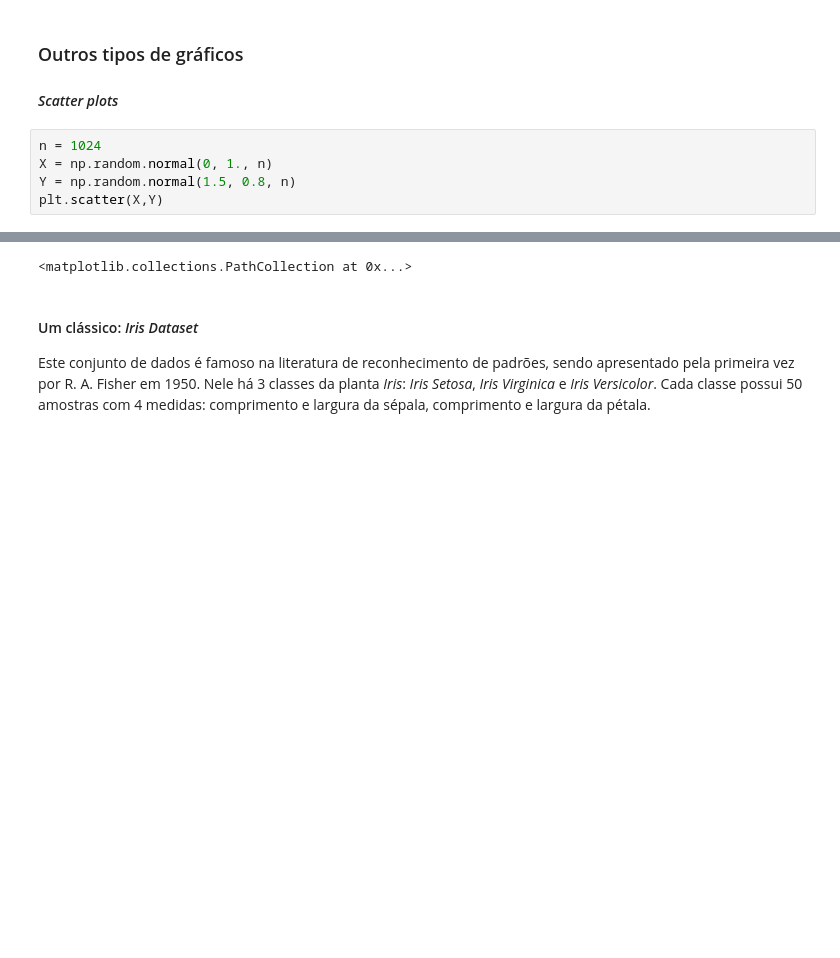
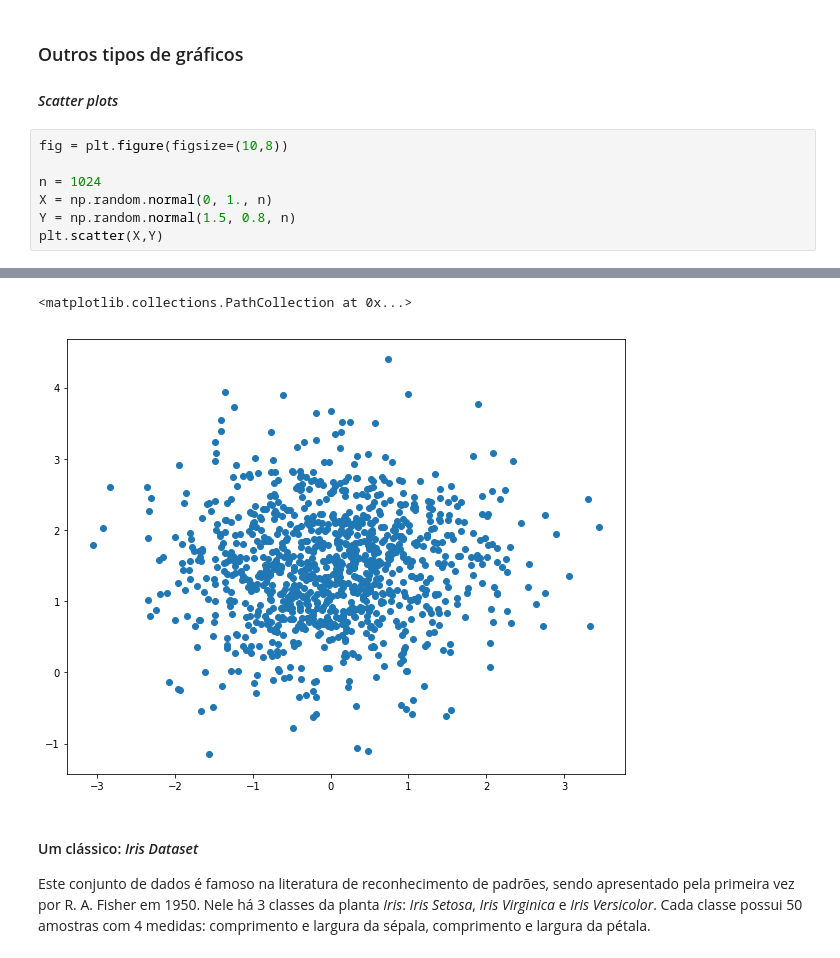
Before and after one commit to amandaortega/scipy-intro, a Jupyter notebook: 05._Visualizacao_e_graficos.ipynb, the cells around one changed output, grey strips where cells are left out. Drawn from its saved outputs; the diff is of its cells as text; blank space fills up the shorter version.

```diff
--- a/05._Visualizacao_e_graficos.ipynb
+++ b/05._Visualizacao_e_graficos.ipynb
@@ -160,6 +157,8 @@ plt.plot(X, [np.cosh(x) for x in X], 'c-')
 
 #### *Scatter plots*
 # %%
+fig = plt.figure(figsize=(10,8))
+
 n = 1024
 X = np.random.normal(0, 1., n)
 Y = np.random.normal(1.5, 0.8, n)
@@ -170,4 +167,5 @@ plt.scatter(X,Y)
 <matplotlib.collections.PathCollection at 0x...>
+[figure, added]
 # %% [markdown]
 #### Um clássico: *Iris Dataset*
 
```
Also changed, not shown: parts of 17 cells of this notebook.
